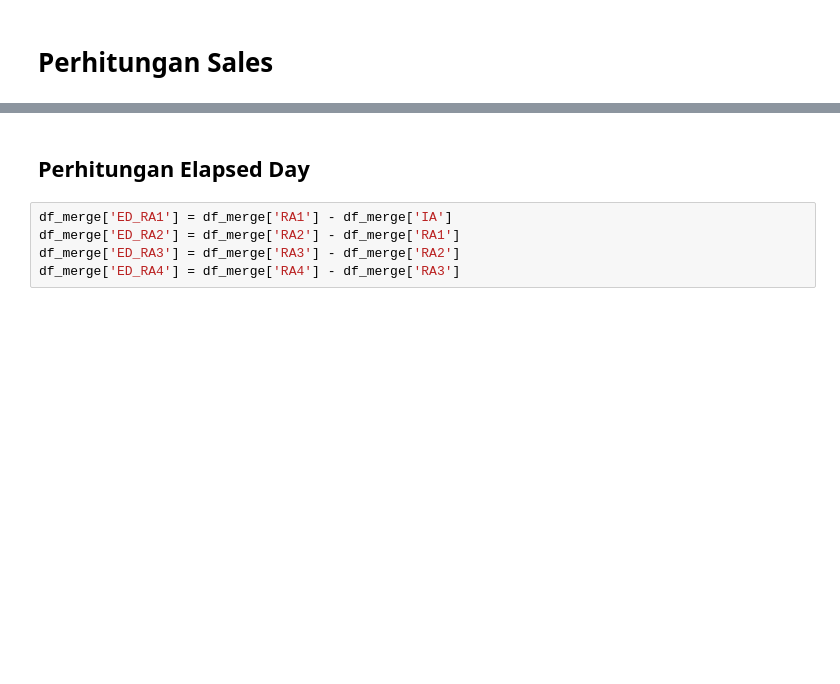
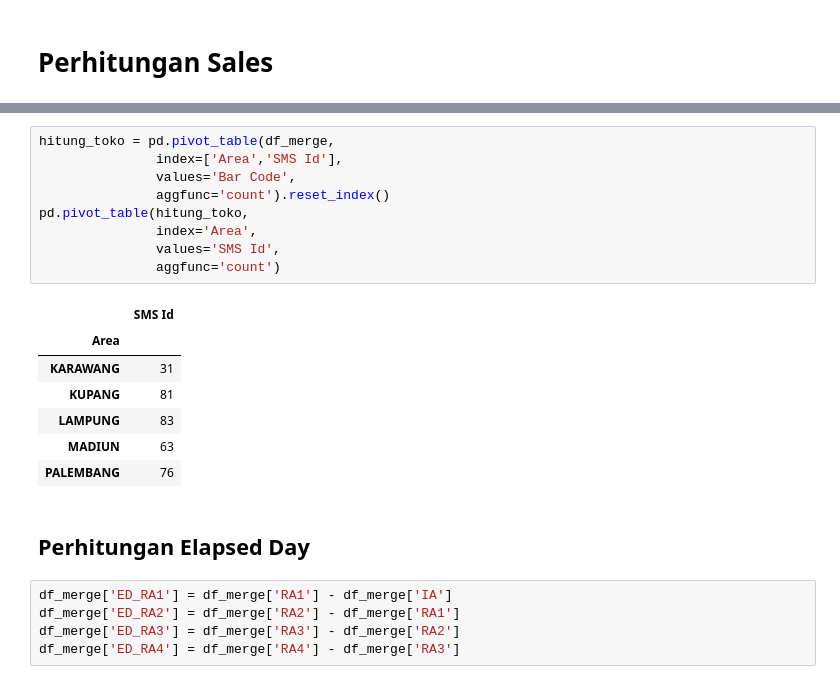
Before and after one commit to dyahrosita/Project, a Jupyter notebook: Project_JTI_5AO.ipynb, the cells around one changed output, grey strips where cells are left out. Saved outputs shown, nothing was run; the diff lists cells and outputs as text; blank space fills up the shorter version.

```diff
--- a/Project_JTI_5AO.ipynb
+++ b/Project_JTI_5AO.ipynb
@@ -593,3 +629,20 @@ df_merge.head()
+# %%
+hitung_toko = pd.pivot_table(df_merge,
+               index=['Area','SMS Id'],
+               values='Bar Code',
+               aggfunc='count').reset_index()
+pd.pivot_table(hitung_toko,
+               index='Area',
+               values='SMS Id',
+               aggfunc='count')
+# %% [output]
+|  | SMS Id |
+| Area |  |
+| KARAWANG | 31 |
+| KUPANG | 81 |
+| LAMPUNG | 83 |
+| MADIUN | 63 |
+| PALEMBANG | 76 |
 # %% [markdown]
 ## Perhitungan Elapsed Day
 # %%
```
Also changed, not shown: parts of 47 cells of this notebook.
